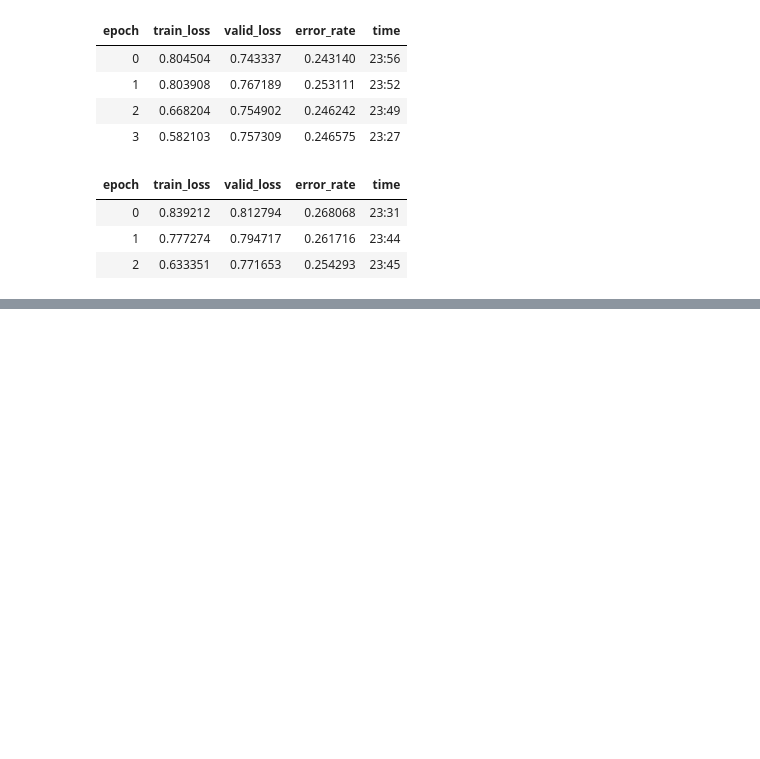
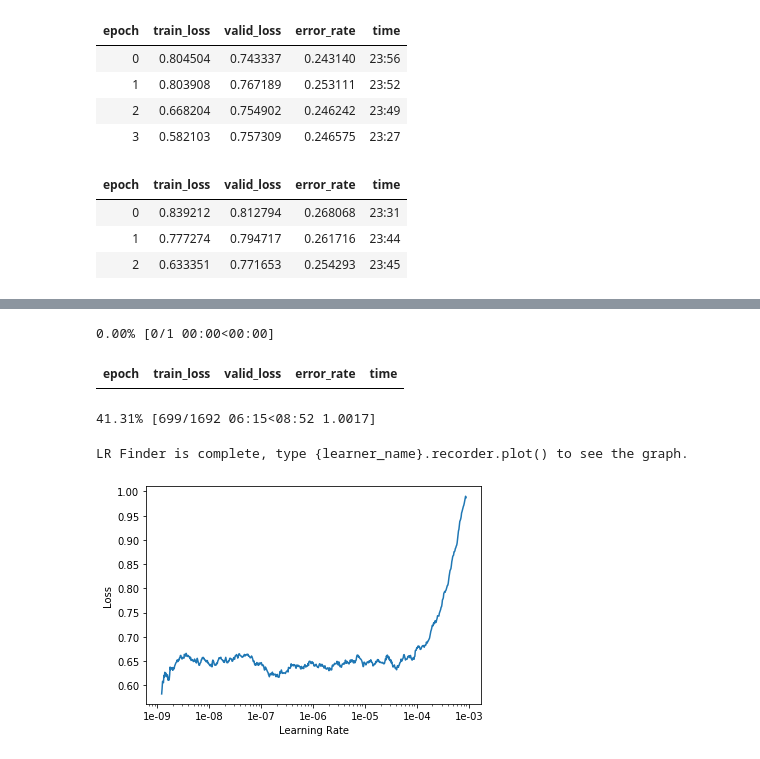
Before and after one commit to Arden-Zhu/fashion_net2, a Jupyter notebook: DeepFashion_classifer_by_category_picked.ipynb, the cells around one changed output, grey strips where cells are left out. Cells and saved outputs as stored; diff of their text form; code cells hidden in the pictures; blank space fills up the shorter version.

```diff
--- a/DeepFashion_classifer_by_category_picked.ipynb
+++ b/DeepFashion_classifer_by_category_picked.ipynb
@@ -456,0 +472,9 @@ learn.save('stage-11-2')
+# %%
+learn.lr_find(start_lr=1e-9, end_lr=1e-3, num_it=700)
+learn.recorder.plot()
+# %% [output]
+0.00% [0/1 00:00<00:00]
+| epoch | train_loss | valid_loss | error_rate | time |
+41.31% [699/1692 06:15<08:52 1.0017]
+LR Finder is complete, type {learner_name}.recorder.plot() to see the graph.
+[figure, added]
```
Also changed, not shown: parts of 5 cells of this notebook.
